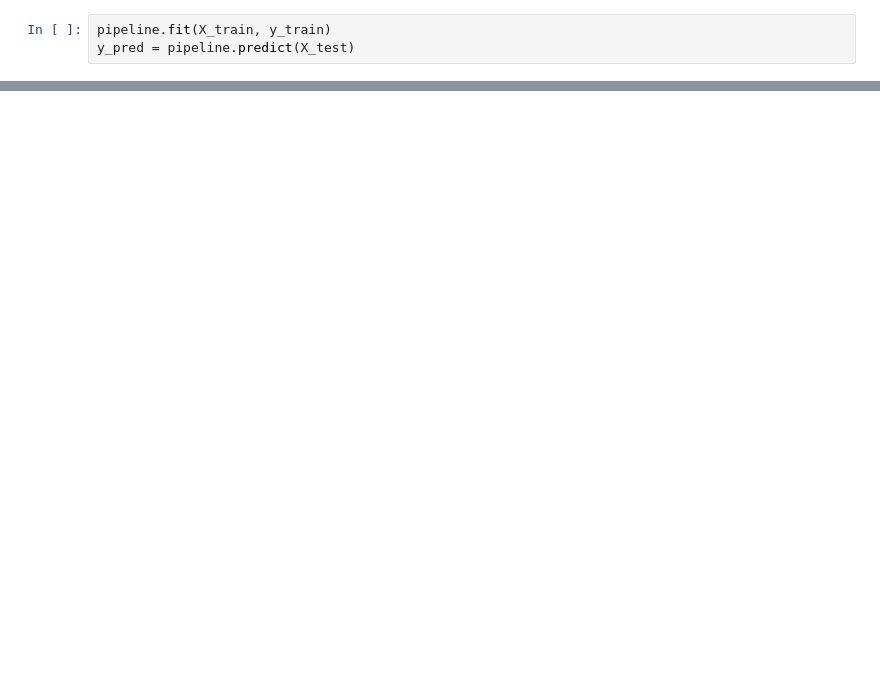
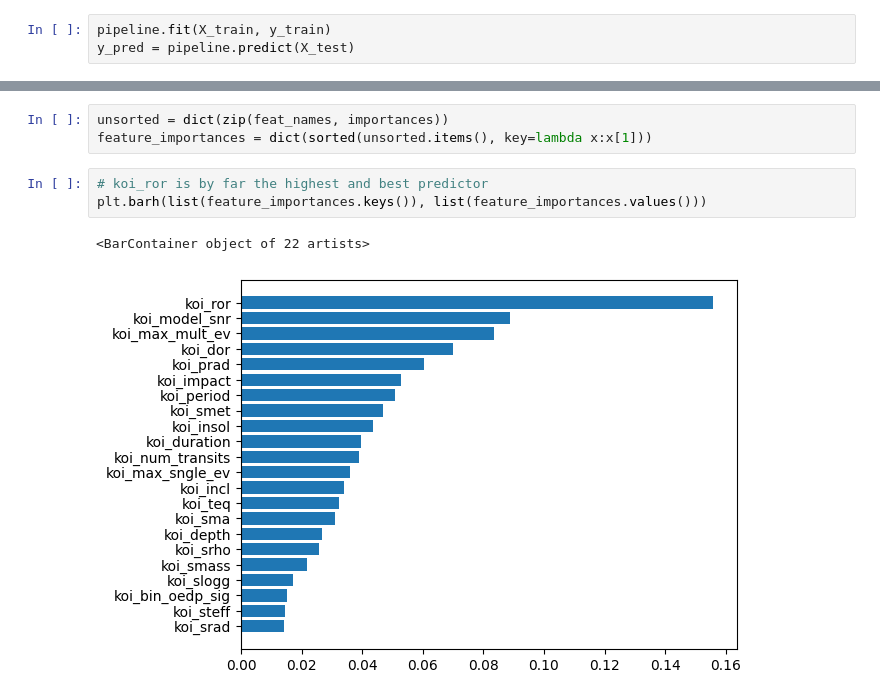
Before and after one commit to Swaraag/ExoplanetClassifier, a Jupyter notebook: work.ipynb, the cells around one changed output, grey strips where cells are left out. Saved outputs shown, nothing was run; the diff lists cells and outputs as text; blank space fills up the shorter version.

```diff
--- a/work.ipynb
+++ b/work.ipynb
@@ -148,0 +171,9 @@ print("ROC-AUC:", roc_auc_score(y_test, pipeline.predict_proba(X_test)[:,1]))
+# %%
+unsorted = dict(zip(feat_names, importances))
+feature_importances = dict(sorted(unsorted.items(), key=lambda x:x[1]))
+# %%
+# koi_ror is by far the highest and best predictor
+plt.barh(list(feature_importances.keys()), list(feature_importances.values()))
+# %% [output]
+<BarContainer object of 22 artists>
+[figure, added]
```
Also changed, not shown: parts of 12 cells of this notebook.
